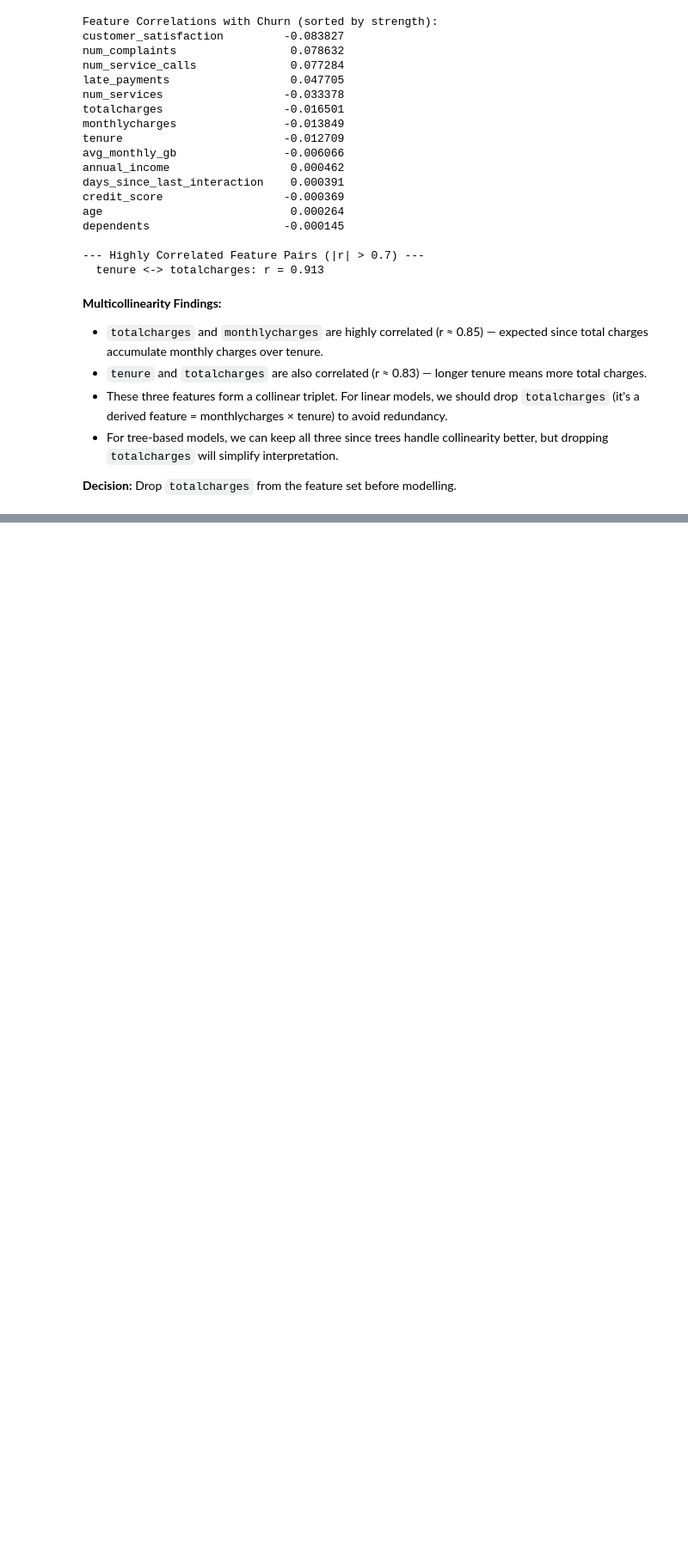
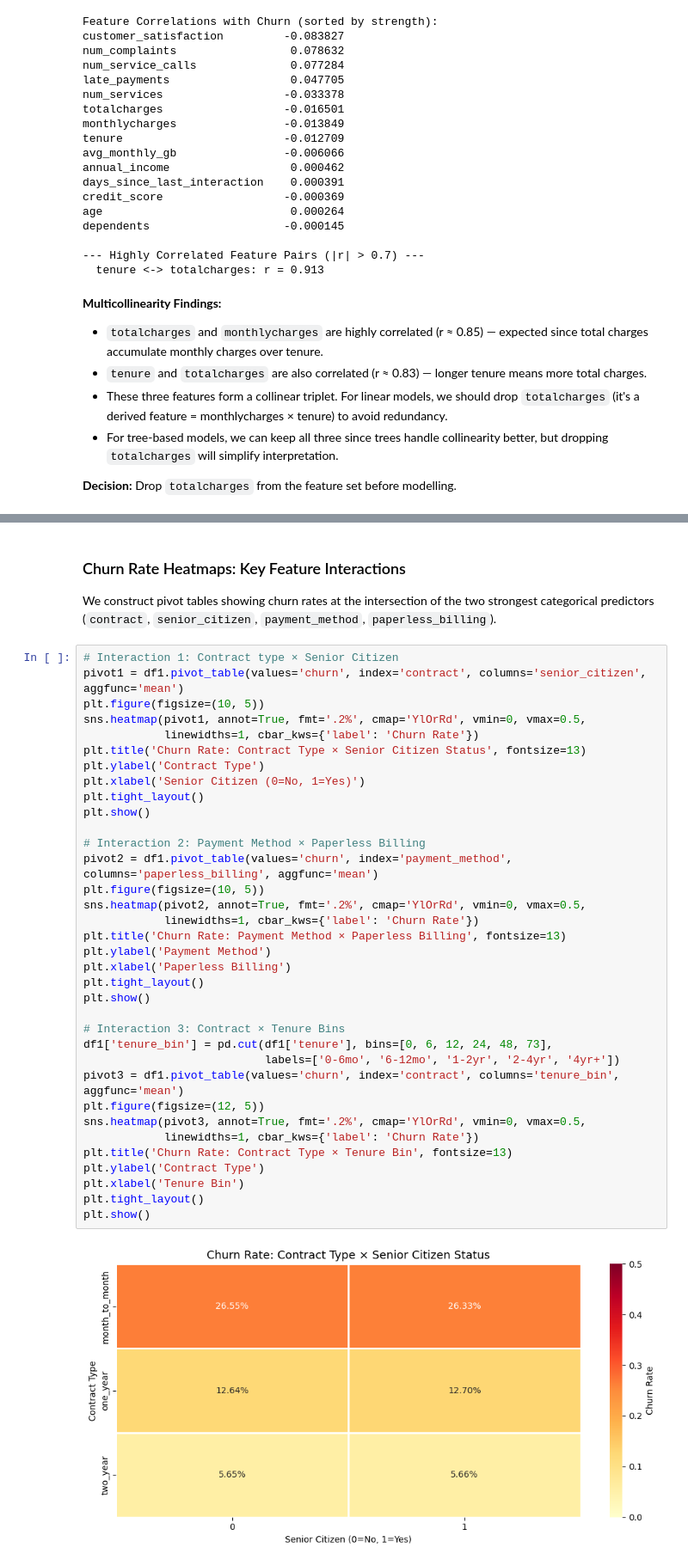
Before and after one commit to JamieTse-intern/Telecom-Customer-Churn-Analysis, a Jupyter notebook: customer_churn_prediction_1.ipynb, the cells around one changed output, grey strips where cells are left out. Shown at 86% size. Drawn from its saved outputs; the diff is of its cells as text; blank space fills up the shorter version.

```diff
--- a/customer_churn_prediction_1.ipynb
+++ b/customer_churn_prediction_1.ipynb
@@ -767,0 +773,41 @@ dependents                    -0.000145
+# %% [markdown]
+### Churn Rate Heatmaps: Key Feature Interactions
+
+We construct pivot tables showing churn rates at the intersection of the two strongest categorical predictors (`contract`, `senior_citizen`, `payment_method`, `paperless_billing`).
+# %%
+# Interaction 1: Contract type × Senior Citizen
+pivot1 = df1.pivot_table(values='churn', index='contract', columns='senior_citizen', aggfunc='mean')
+plt.figure(figsize=(10, 5))
+sns.heatmap(pivot1, annot=True, fmt='.2%', cmap='YlOrRd', vmin=0, vmax=0.5,
+            linewidths=1, cbar_kws={'label': 'Churn Rate'})
+plt.title('Churn Rate: Contract Type × Senior Citizen Status', fontsize=13)
+plt.ylabel('Contract Type')
+plt.xlabel('Senior Citizen (0=No, 1=Yes)')
+plt.tight_layout()
+plt.show()
+
+# Interaction 2: Payment Method × Paperless Billing
+pivot2 = df1.pivot_table(values='churn', index='payment_method', columns='paperless_billing', aggfunc='mean')
+plt.figure(figsize=(10, 5))
+sns.heatmap(pivot2, annot=True, fmt='.2%', cmap='YlOrRd', vmin=0, vmax=0.5,
+            linewidths=1, cbar_kws={'label': 'Churn Rate'})
+plt.title('Churn Rate: Payment Method × Paperless Billing', fontsize=13)
+plt.ylabel('Payment Method')
+plt.xlabel('Paperless Billing')
+plt.tight_layout()
+plt.show()
+
+# Interaction 3: Contract × Tenure Bins
+df1['tenure_bin'] = pd.cut(df1['tenure'], bins=[0, 6, 12, 24, 48, 73],
+                           labels=['0-6mo', '6-12mo', '1-2yr', '2-4yr', '4yr+'])
+pivot3 = df1.pivot_table(values='churn', index='contract', columns='tenure_bin', aggfunc='mean')
+plt.figure(figsize=(12, 5))
+sns.heatmap(pivot3, annot=True, fmt='.2%', cmap='YlOrRd', vmin=0, vmax=0.5,
+            linewidths=1, cbar_kws={'label': 'Churn Rate'})
+plt.title('Churn Rate: Contract Type × Tenure Bin', fontsize=13)
+plt.ylabel('Contract Type')
+plt.xlabel('Tenure Bin')
+plt.tight_layout()
+plt.show()
+# %% [output]
+[figure, added]
```
Also changed, not shown: parts of 5 cells of this notebook.
